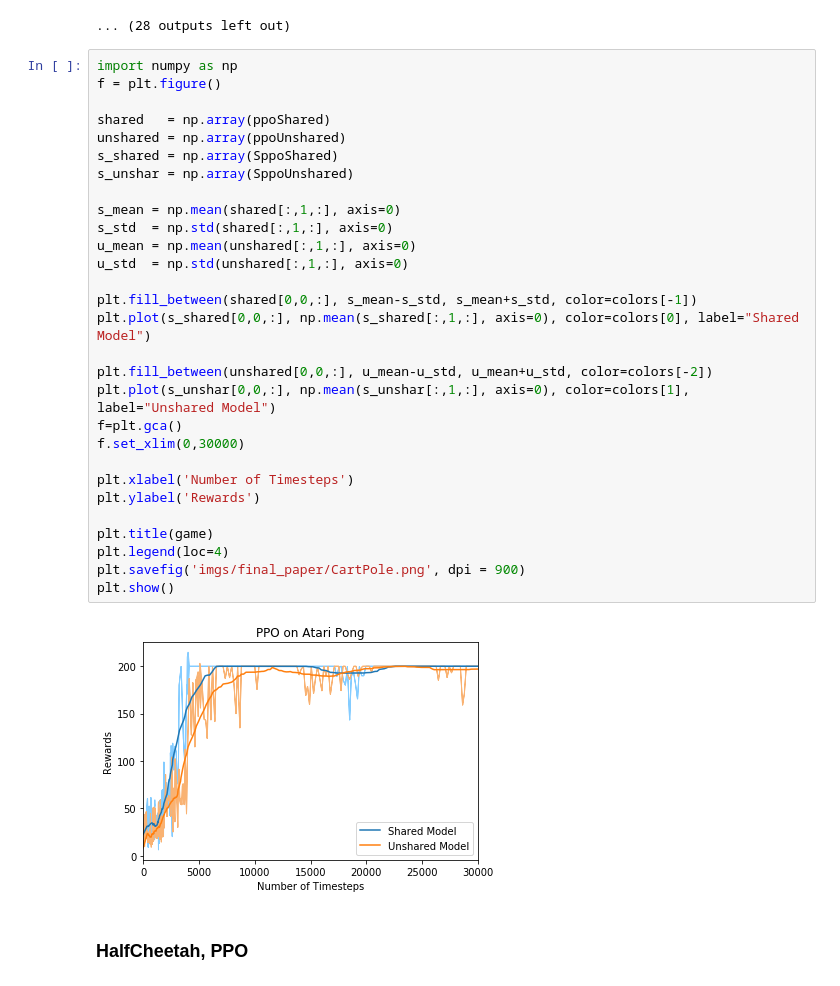
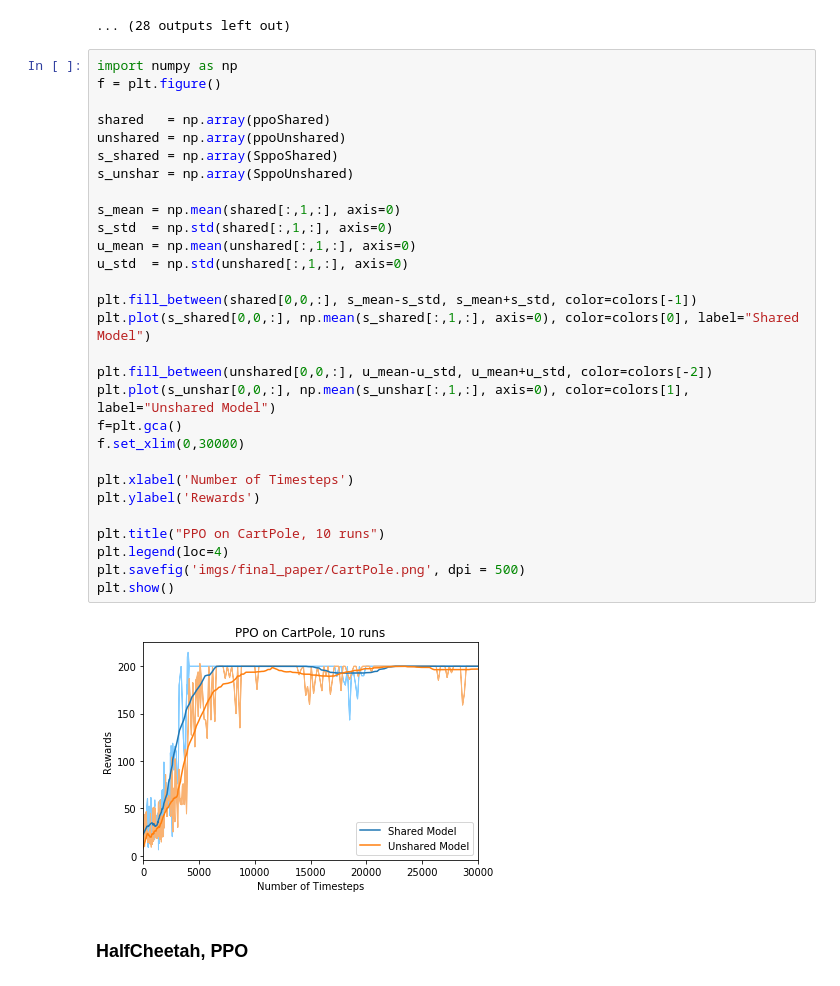
Before and after one commit to jeffleft/ece276c, a Jupyter notebook: visualize.ipynb, the cells around one changed output. Saved outputs shown, nothing was run; the diff lists cells and outputs as text.

```diff
--- a/visualize.ipynb
+++ b/visualize.ipynb
@@ -208,34 +208,34 @@ for i in range(10):
 # %%
 import numpy as np
 f = plt.figure()
 
 shared   = np.array(ppoShared)
 unshared = np.array(ppoUnshared)
 s_shared = np.array(SppoShared)
 s_unshar = np.array(SppoUnshared)
 
 s_mean = np.mean(shared[:,1,:], axis=0)
 s_std  = np.std(shared[:,1,:], axis=0)
 u_mean = np.mean(unshared[:,1,:], axis=0)
 u_std  = np.std(unshared[:,1,:], axis=0)
 
 plt.fill_between(shared[0,0,:], s_mean-s_std, s_mean+s_std, color=colors[-1])
 plt.plot(s_shared[0,0,:], np.mean(s_shared[:,1,:], axis=0), color=colors[0], label="Shared Model")
 
 plt.fill_between(unshared[0,0,:], u_mean-u_std, u_mean+u_std, color=colors[-2])
 plt.plot(s_unshar[0,0,:], np.mean(s_unshar[:,1,:], axis=0), color=colors[1], label="Unshared Model")
 f=plt.gca()
 f.set_xlim(0,30000)
 
 plt.xlabel('Number of Timesteps')
 plt.ylabel('Rewards')
 
-plt.title(game)
+plt.title("PPO on CartPole, 10 runs")
 plt.legend(loc=4)
-plt.savefig('imgs/final_paper/CartPole.png', dpi = 900)
+plt.savefig('imgs/final_paper/CartPole.png', dpi = 500)
 plt.show()
 # %% [output]
-[figure, old version]
+[figure, new version]
 # %% [markdown]
 ### HalfCheetah, PPO
 # %%
```
Also changed, not shown: parts of 3 cells of this notebook, 5 other files.
